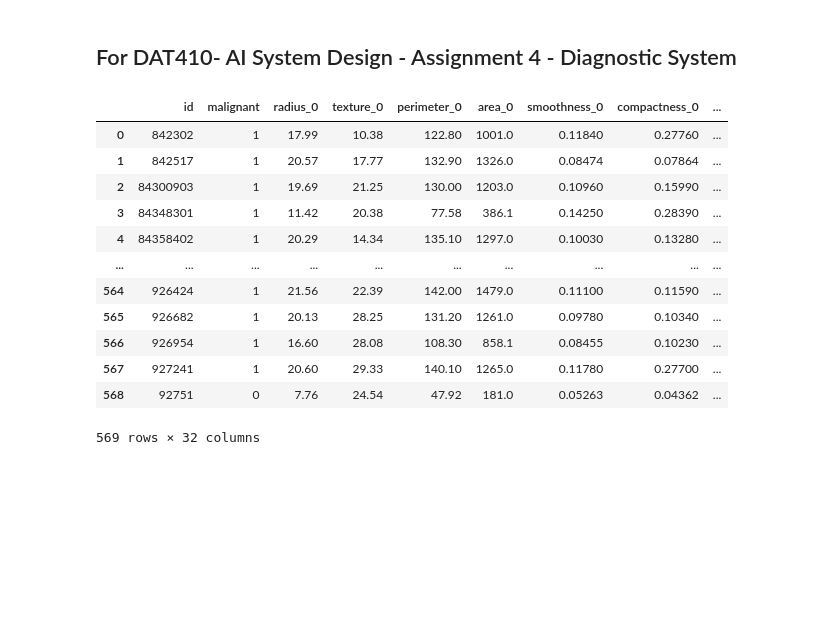
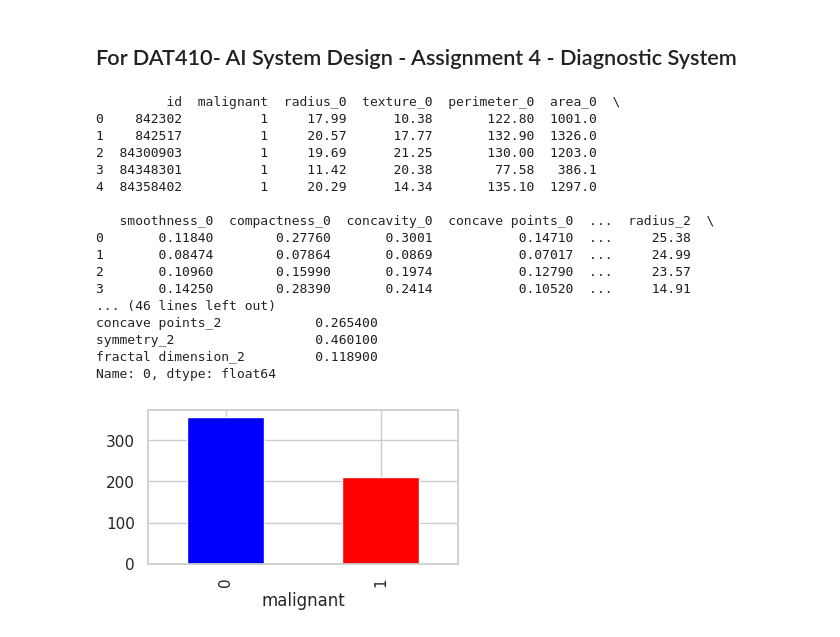
Before and after one commit to CXianRen/DAT410, a Jupyter notebook: Assignment/A4/main.ipynb, the cells around one changed output. Cells and saved outputs as stored; diff of their text form; code cells hidden in the pictures; blank space fills up the shorter version.

```diff
--- a/Assignment/A4/main.ipynb
+++ b/Assignment/A4/main.ipynb
@@ -3,20 +3,33 @@
 # %%
 import pandas as pd
 
+# suffixes 0 1 2 represent the mean, standard error and worst value over a set of samples
 data_file = './wdbc.pkl'
 df = pd.read_pickle(data_file)
-df.T[0]
+print(df.head(5))
+print(df.T[0])
 # %% [output]
-|  | id | malignant | radius_0 | texture_0 | perimeter_0 | area_0 | smoothness_0 | compactness_0 | ... |
-| 0 | 842302 | 1 | 17.99 | 10.38 | 122.80 | 1001.0 | 0.11840 | 0.27760 | ... |
-| 1 | 842517 | 1 | 20.57 | 17.77 | 132.90 | 1326.0 | 0.08474 | 0.07864 | ... |
-| 2 | 84300903 | 1 | 19.69 | 21.25 | 130.00 | 1203.0 | 0.10960 | 0.15990 | ... |
-| 3 | 84348301 | 1 | 11.42 | 20.38 | 77.58 | 386.1 | 0.14250 | 0.28390 | ... |
-| 4 | 84358402 | 1 | 20.29 | 14.34 | 135.10 | 1297.0 | 0.10030 | 0.13280 | ... |
-| ... | ... | ... | ... | ... | ... | ... | ... | ... | ... |
-| 564 | 926424 | 1 | 21.56 | 22.39 | 142.00 | 1479.0 | 0.11100 | 0.11590 | ... |
-| 565 | 926682 | 1 | 20.13 | 28.25 | 131.20 | 1261.0 | 0.09780 | 0.10340 | ... |
-| 566 | 926954 | 1 | 16.60 | 28.08 | 108.30 | 858.1 | 0.08455 | 0.10230 | ... |
-| 567 | 927241 | 1 | 20.60 | 29.33 | 140.10 | 1265.0 | 0.11780 | 0.27700 | ... |
-| 568 | 92751 | 0 | 7.76 | 24.54 | 47.92 | 181.0 | 0.05263 | 0.04362 | ... |
-569 rows × 32 columns
+         id  malignant  radius_0  texture_0  perimeter_0  area_0  \
+0    842302          1     17.99      10.38       122.80  1001.0
+1    842517          1     20.57      17.77       132.90  1326.0
+2  84300903          1     19.69      21.25       130.00  1203.0
+3  84348301          1     11.42      20.38        77.58   386.1
+4  84358402          1     20.29      14.34       135.10  1297.0
+
+   smoothness_0  compactness_0  concavity_0  concave points_0  ...  radius_2  \
+0       0.11840        0.27760       0.3001           0.14710  ...     25.38
+1       0.08474        0.07864       0.0869           0.07017  ...     24.99
+2       0.10960        0.15990       0.1974           0.12790  ...     23.57
+3       0.14250        0.28390       0.2414           0.10520  ...     14.91
+... (46 lines left out)
+concave points_2            0.265400
+symmetry_2                  0.460100
+fractal dimension_2         0.118900
+Name: 0, dtype: float64
+# %%
+# plot the distribution of the malignant and benign samples, using plot only
+import matplotlib.pyplot as plt
+df['malignant'].value_counts().plot(kind='bar', color=['blue', 'red'], figsize=(4, 2))
+plt.show()
+# %% [output]
+[figure, added]
```
Also changed, not shown: parts of 2 cells of this notebook.
